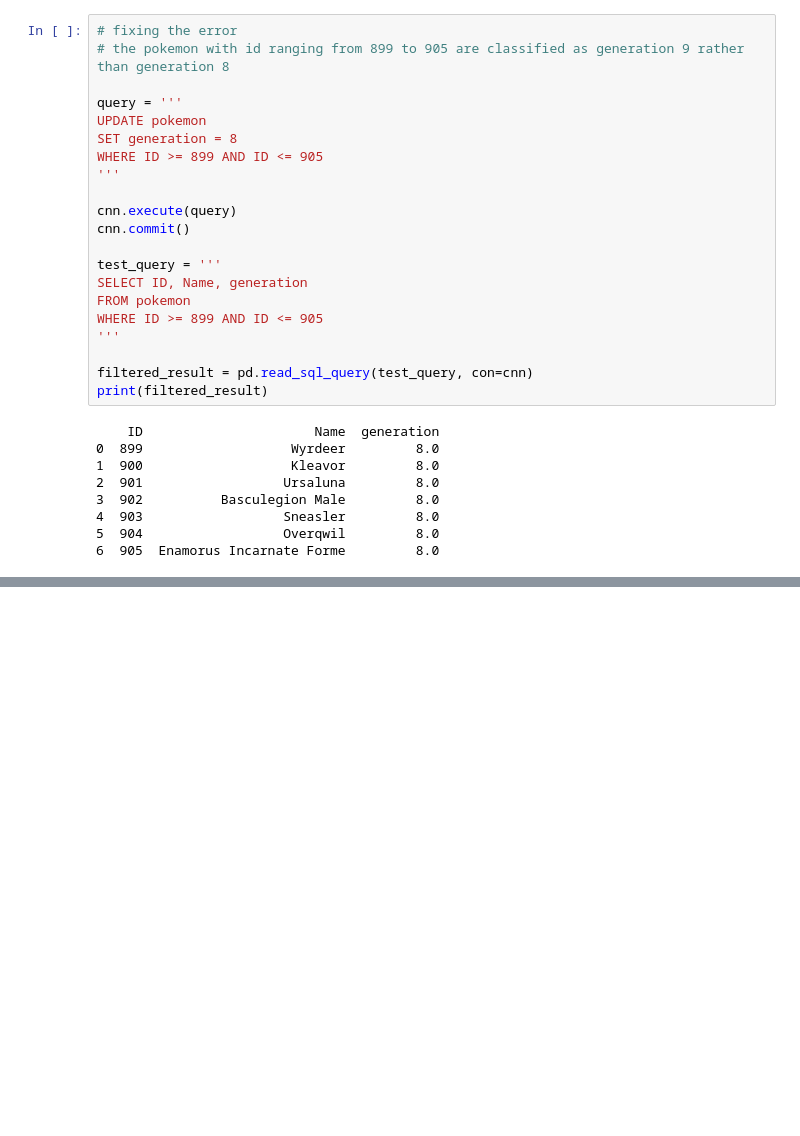
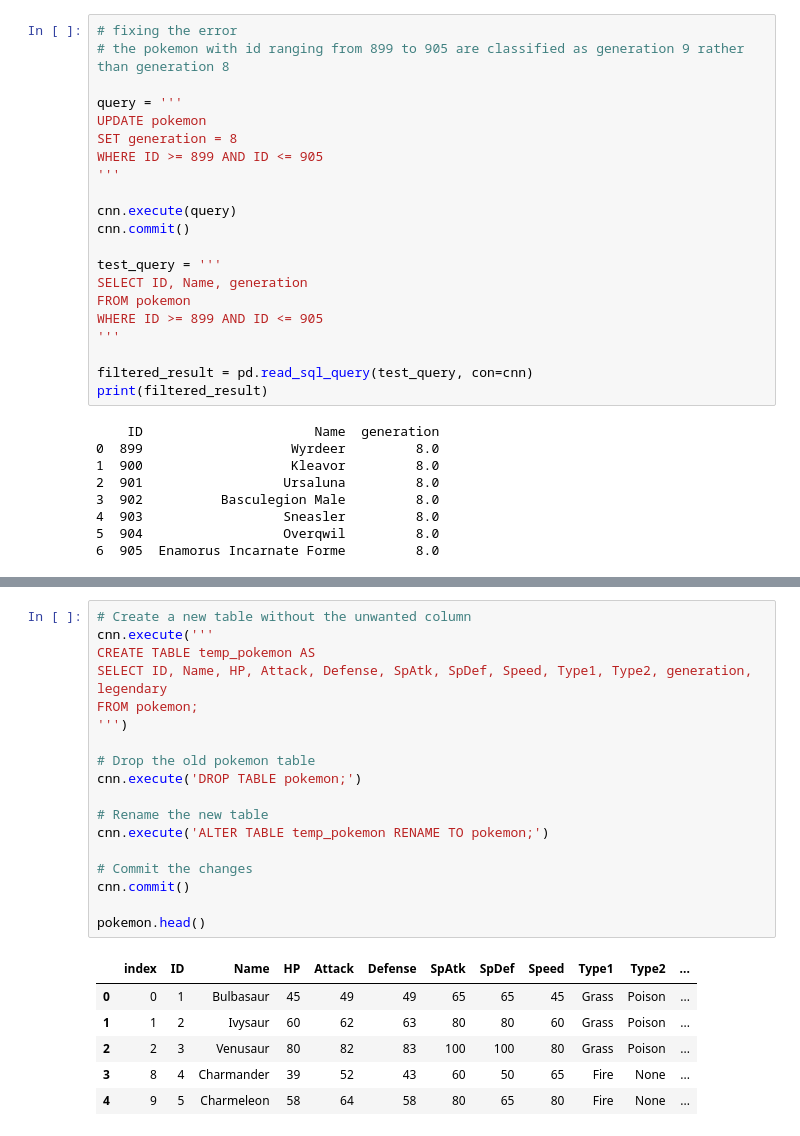
Before and after one commit to DannyAbdi/PokeData, a Jupyter notebook: PokeData.ipynb, the cells around one changed output, grey strips where cells are left out. Saved outputs shown, nothing was run; the diff lists cells and outputs as text; blank space fills up the shorter version.

```diff
--- a/PokeData.ipynb
+++ b/PokeData.ipynb
@@ -297,3 +298,28 @@ print(result)
 6             88         7.0
 7             96         8.0
 8            120         9.0
+# %%
+# Create a new table without the unwanted column
+cnn.execute('''
+CREATE TABLE temp_pokemon AS
+SELECT ID, Name, HP, Attack, Defense, SpAtk, SpDef, Speed, Type1, Type2, generation, legendary
+FROM pokemon;
+''')
+
+# Drop the old pokemon table
+cnn.execute('DROP TABLE pokemon;')
+
+# Rename the new table
+cnn.execute('ALTER TABLE temp_pokemon RENAME TO pokemon;')
+
+# Commit the changes
+cnn.commit()
+
+pokemon.head()
+# %% [output]
+|  | index | ID | Name | HP | Attack | Defense | SpAtk | SpDef | Speed | Type1 | Type2 | ... |
+| 0 | 0 | 1 | Bulbasaur | 45 | 49 | 49 | 65 | 65 | 45 | Grass | Poison | ... |
+| 1 | 1 | 2 | Ivysaur | 60 | 62 | 63 | 80 | 80 | 60 | Grass | Poison | ... |
+| 2 | 2 | 3 | Venusaur | 80 | 82 | 83 | 100 | 100 | 80 | Grass | Poison | ... |
+| 3 | 8 | 4 | Charmander | 39 | 52 | 43 | 60 | 50 | 65 | Fire | None | ... |
+| 4 | 9 | 5 | Charmeleon | 58 | 64 | 58 | 80 | 65 | 80 | Fire | None | ... |
```
Also changed, not shown: parts of 3 cells of this notebook.
